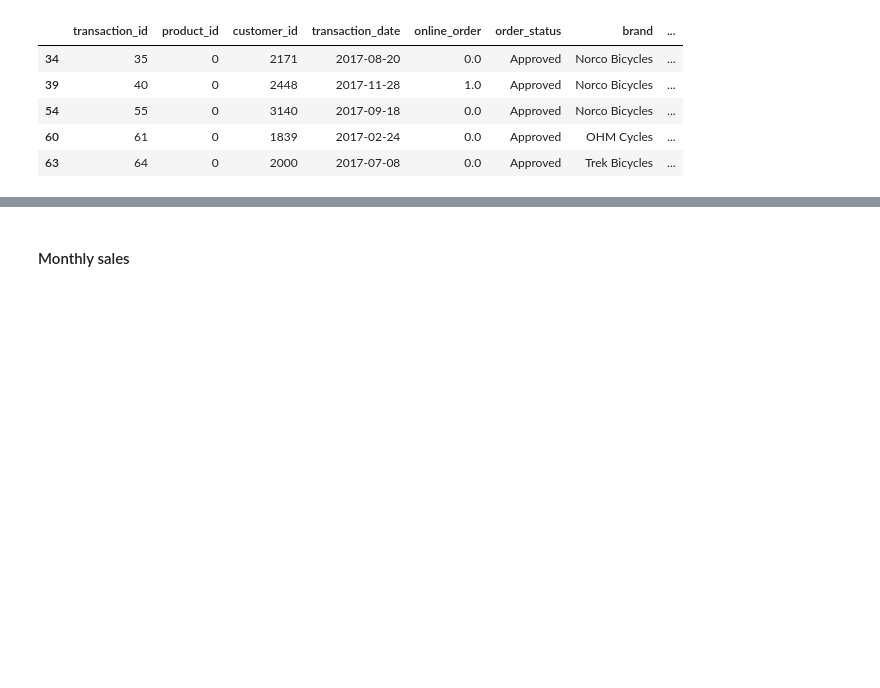
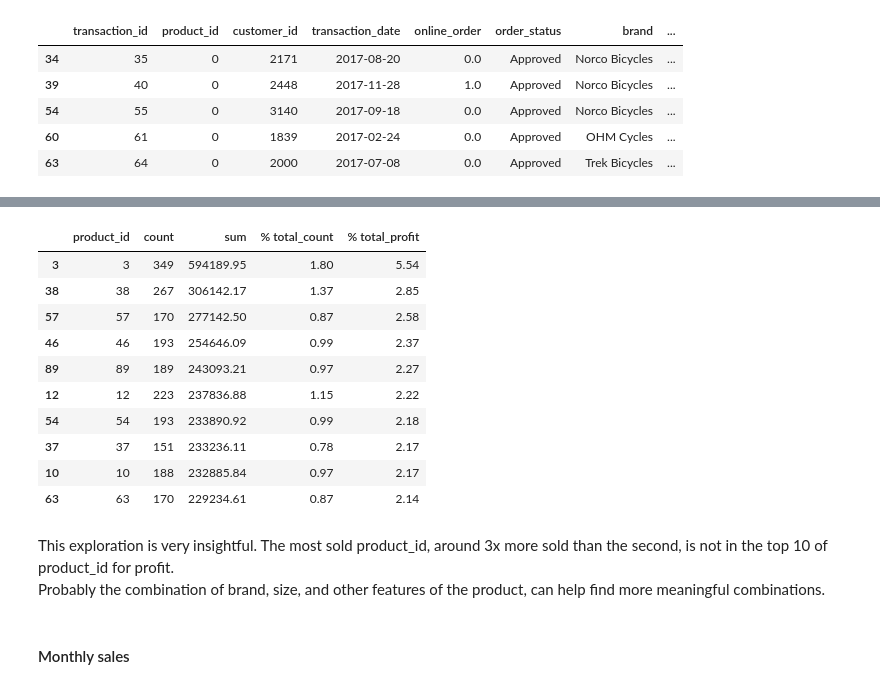
Before and after one commit to simo2712/VI_kpmg_data_analytics, a Jupyter notebook: Task_2/Task 2.2 - Data Insights.ipynb, the cells around one changed output, grey strips where cells are left out. Saved outputs shown, nothing was run; the diff lists cells and outputs as text; code cells hidden in the pictures; blank space fills up the shorter version.

```diff
--- a/Task_2/Task 2.2 - Data Insights.ipynb
+++ b/Task_2/Task 2.2 - Data Insights.ipynb
@@ -69,3 +90,26 @@ transactions[transactions['product_id']==0].head()
+# %%
+# Explore the impact of every product in percentage (count and profit)
+impact_product['% total_count'] = round(impact_product['count']/impact_product['count'].sum()*100,2)
+impact_product['% total_profit'] = round(impact_product['sum']/impact_product['sum'].sum()*100,2)
+
+# Sort values for % of total profit
+impact_product.sort_values('% total_profit', inplace=True, ascending=False)
+impact_product.head(10)
+# %% [output]
+|  | product_id | count | sum | % total_count | % total_profit |
+| 3 | 3 | 349 | 594189.95 | 1.80 | 5.54 |
+| 38 | 38 | 267 | 306142.17 | 1.37 | 2.85 |
+| 57 | 57 | 170 | 277142.50 | 0.87 | 2.58 |
+| 46 | 46 | 193 | 254646.09 | 0.99 | 2.37 |
+| 89 | 89 | 189 | 243093.21 | 0.97 | 2.27 |
+| 12 | 12 | 223 | 237836.88 | 1.15 | 2.22 |
+| 54 | 54 | 193 | 233890.92 | 0.99 | 2.18 |
+| 37 | 37 | 151 | 233236.11 | 0.78 | 2.17 |
+| 10 | 10 | 188 | 232885.84 | 0.97 | 2.17 |
+| 63 | 63 | 170 | 229234.61 | 0.87 | 2.14 |
+# %% [markdown]
+This exploration is very insightful. The most sold product_id, around 3x more sold than the second, is not in the top 10 of product_id for profit.
+Probably the combination of brand, size, and other features of the product, can help find more meaningful combinations.
 # %% [markdown]
 #### Monthly sales
 # %%
```
Also changed, not shown: parts of 11 cells of this notebook.
